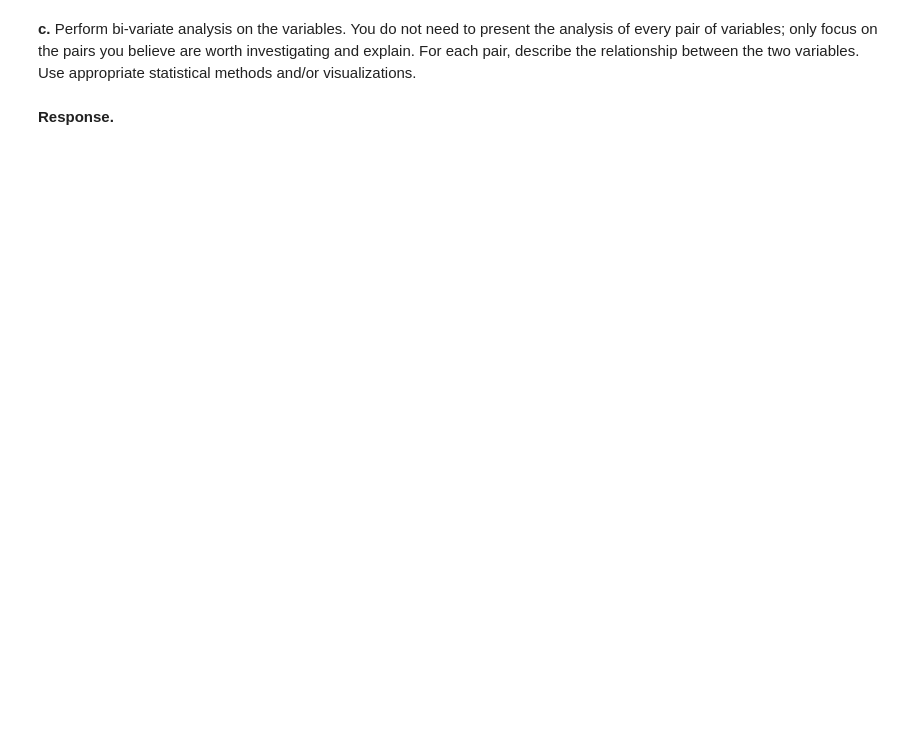
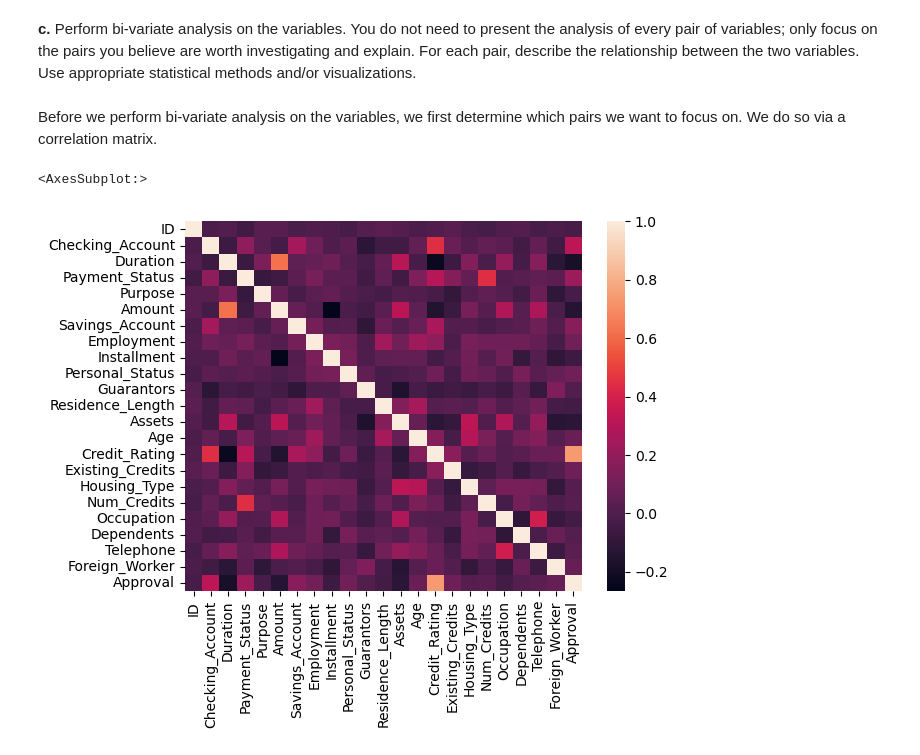
Before and after one commit to Bk49/CS105-Project, a Jupyter notebook: CS105 Project Submission Part I 2023.ipynb, the cells around one changed output. Drawn from its saved outputs; the diff is of its cells as text; code cells hidden in the pictures; blank space fills up the shorter version.

Commit message:
Added part c: Bi-variate analysis
Not sure if what I did is correct

```diff
--- a/CS105 Project Submission Part I 2023.ipynb
+++ b/CS105 Project Submission Part I 2023.ipynb
@@ -643,6 +643,7 @@ Finally we drop the original columns to prepare the df for model training
 # %% [markdown]
 We begin by reviewing the mode of categorical datatype and their respective value count of mode
 # %%
+original_df = df.copy()
 df["ID"] = df["ID"].astype(str)
 df["Checking_Account"] = df["Checking_Account"].astype(str)
 df["Payment_Status"] = df["Payment_Status"].astype(str)
@@ -1201,4 +1208,11 @@ r_squared
 # %% [markdown]
 **c.** Perform bi-variate analysis on the variables. You do not need to present the analysis of every pair of variables; only focus on the pairs you believe are worth investigating and explain. For each pair, describe the relationship between the two variables. Use appropriate statistical methods and/or visualizations.
-# %% [markdown]
-**Response.**
+# %% [markdown]
+Before we perform bi-variate analysis on the variables, we first determine which pairs we want to focus on. We do so via a correlation matrix.
+# %%
+import seaborn as sns
+corr = original_df.corr()
+sns.heatmap(corr)
+# %% [output]
+<AxesSubplot:>
+[figure, added]
```
Also changed, not shown: parts of 18 cells of this notebook, 1 other file.
